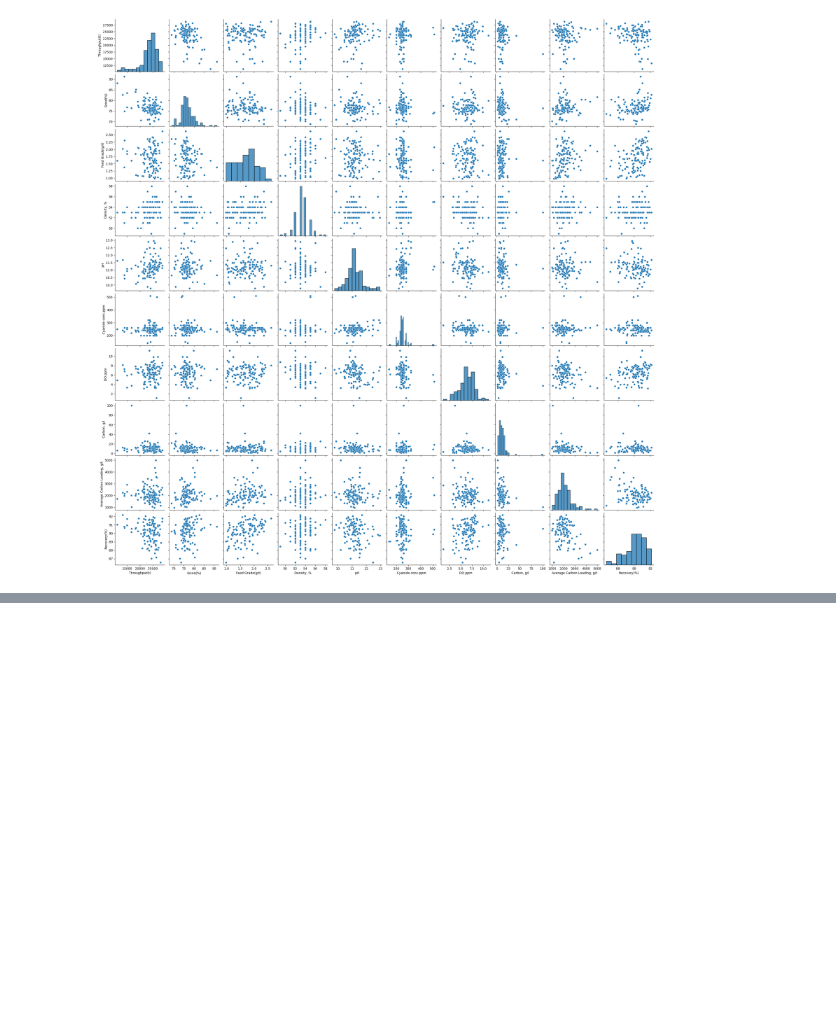
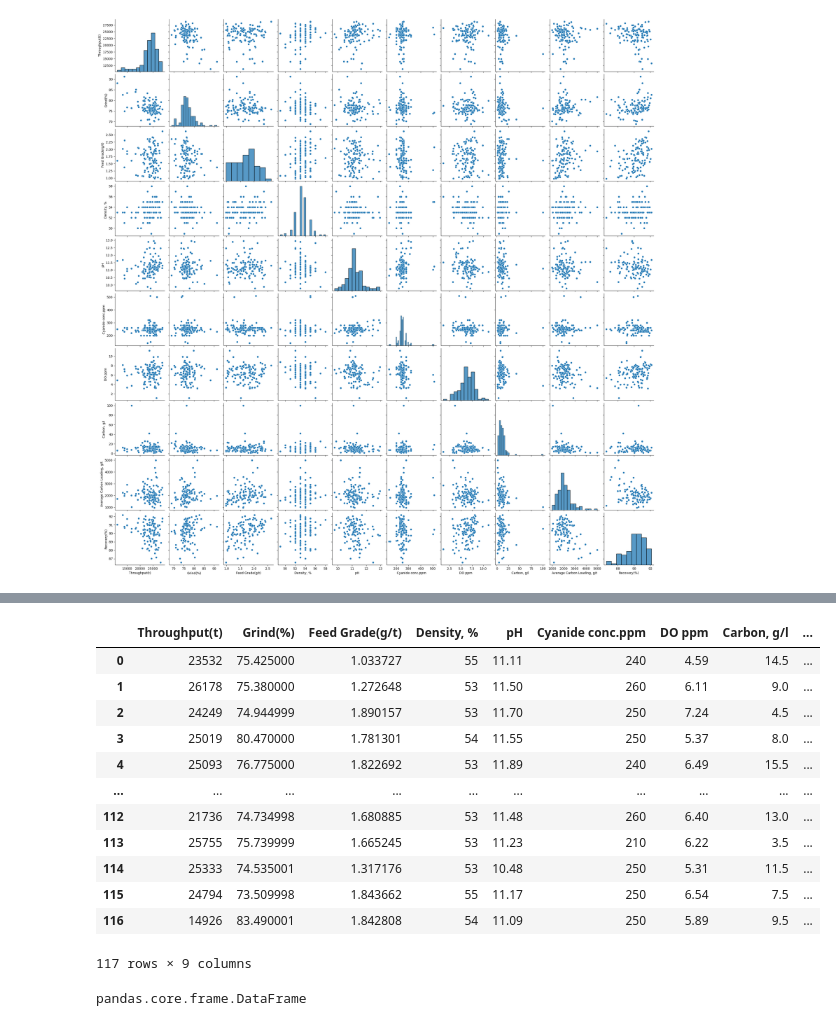
Before and after one commit to andrews-tang/Predicting-the-Recovery-Rate-of-Metal-Ore, a Jupyter notebook: using-MLP.ipynb, the cells around one changed output, grey strips where cells are left out. Drawn from its saved outputs; the diff is of its cells as text; code cells hidden in the pictures; blank space fills up the shorter version.

```diff
--- a/using-MLP.ipynb
+++ b/using-MLP.ipynb
@@ -111,0 +162,21 @@ sns.pairplot(data=train_data)
+# %%
+X = train_data[input_features]
+X
+# %% [output]
+|  | Throughput(t) | Grind(%) | Feed Grade(g/t) | Density, % | pH | Cyanide conc.ppm | DO ppm | Carbon, g/l | ... |
+| 0 | 23532 | 75.425000 | 1.033727 | 55 | 11.11 | 240 | 4.59 | 14.5 | ... |
+| 1 | 26178 | 75.380000 | 1.272648 | 53 | 11.50 | 260 | 6.11 | 9.0 | ... |
+| 2 | 24249 | 74.944999 | 1.890157 | 53 | 11.70 | 250 | 7.24 | 4.5 | ... |
+| 3 | 25019 | 80.470000 | 1.781301 | 54 | 11.55 | 250 | 5.37 | 8.0 | ... |
+| 4 | 25093 | 76.775000 | 1.822692 | 53 | 11.89 | 240 | 6.49 | 15.5 | ... |
+| ... | ... | ... | ... | ... | ... | ... | ... | ... | ... |
+| 112 | 21736 | 74.734998 | 1.680885 | 53 | 11.48 | 260 | 6.40 | 13.0 | ... |
+| 113 | 25755 | 75.739999 | 1.665245 | 53 | 11.23 | 210 | 6.22 | 3.5 | ... |
+| 114 | 25333 | 74.535001 | 1.317176 | 53 | 10.48 | 250 | 5.31 | 11.5 | ... |
+| 115 | 24794 | 73.509998 | 1.843662 | 55 | 11.17 | 250 | 6.54 | 7.5 | ... |
+| 116 | 14926 | 83.490001 | 1.842808 | 54 | 11.09 | 250 | 5.89 | 9.5 | ... |
+117 rows × 9 columns
+# %%
+type(X)
+# %% [output]
+pandas.core.frame.DataFrame
```
Also changed, not shown: parts of 6 cells of this notebook.
